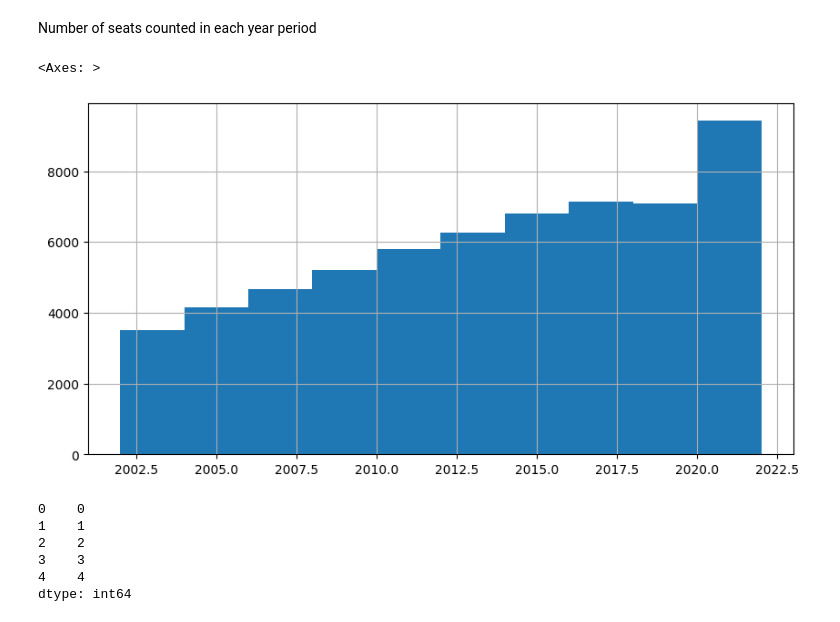
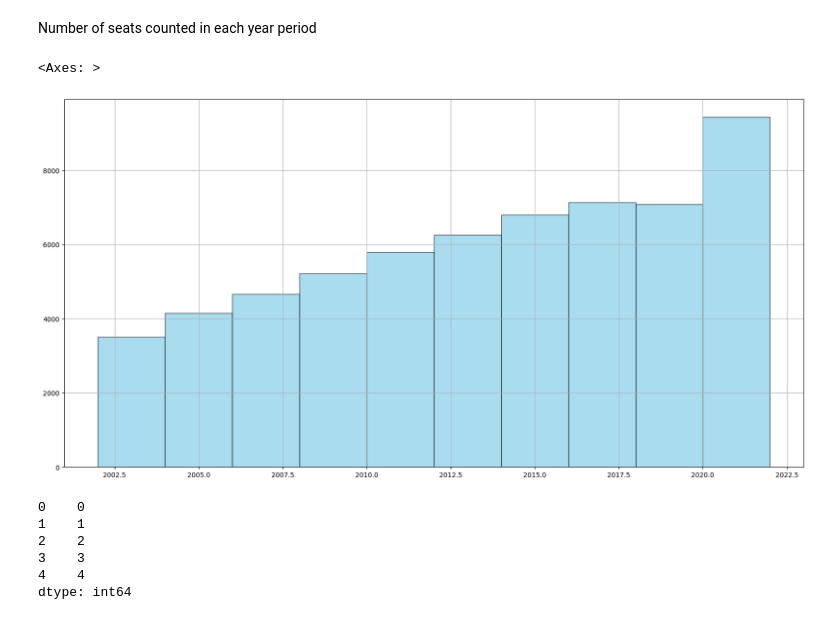
Before and after one commit to FelixL777/1, a Jupyter notebook: basic_pandas.ipynb, the cells around one changed output. Saved outputs shown, nothing was run; the diff lists cells and outputs as text; code cells hidden in the pictures.

```diff
--- a/basic_pandas.ipynb
+++ b/basic_pandas.ipynb
@@ -211,10 +138,12 @@ findfont: Font family 'Comic Neue' not found.
 # %% [markdown]
 Number of seats counted in each year period
 # %%
-seat_data["Census year"][seat_data["Census year"] < 3000].hist()
+seat_data["Census year"][seat_data["Census year"] < 3000].hist(color='skyblue',
+    edgecolor='black',
+    alpha=0.7)
 # %% [output]
 <Axes: >
-[figure, old version]
+[figure, new version]
 # %%
 some_numbers = pd.Series(range(100))
 some_numbers.head()
```
Also changed, not shown: parts of 38 cells of this notebook.
